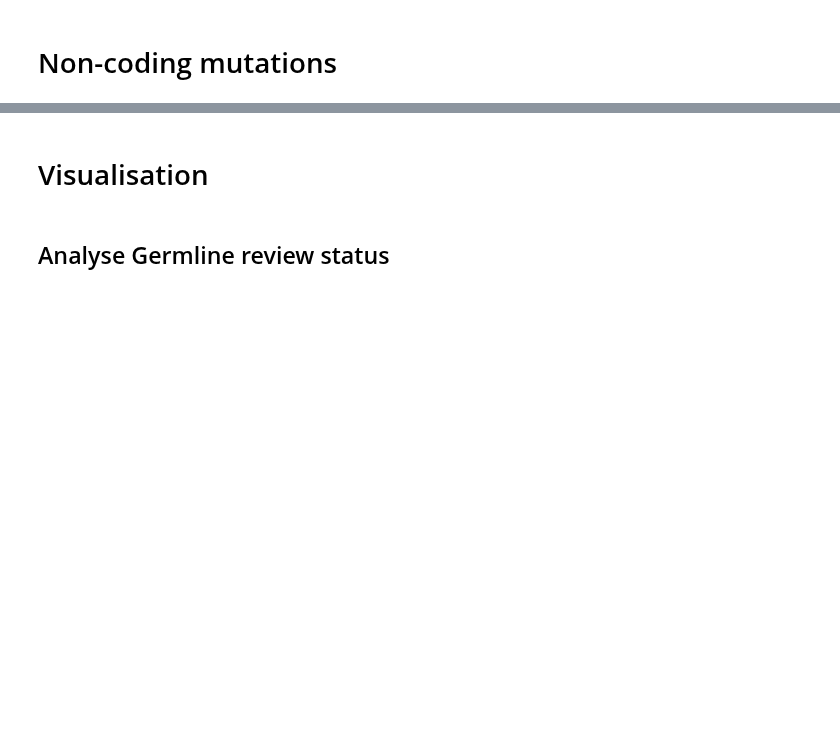
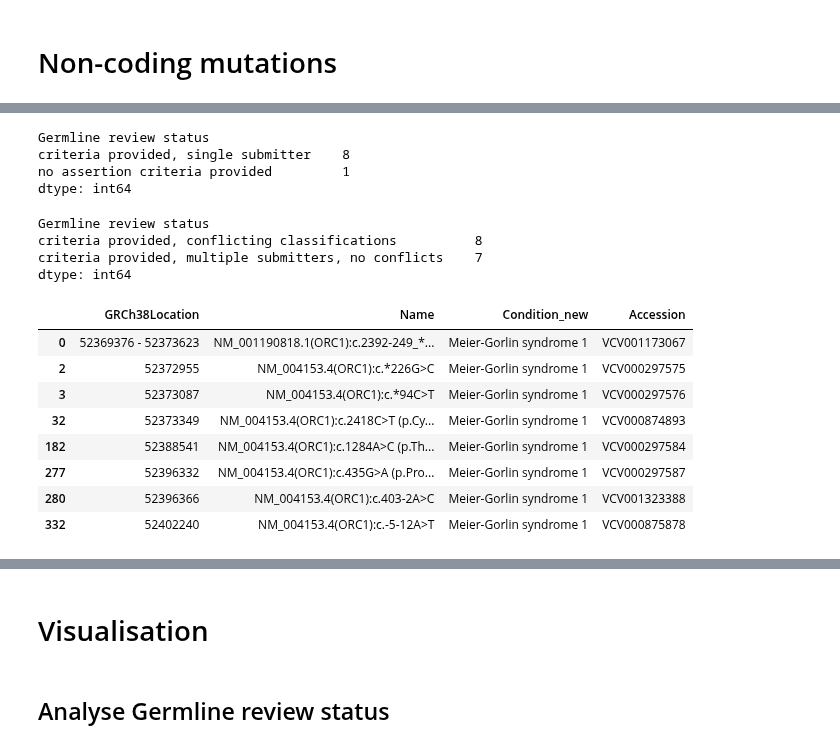
Before and after one commit to Lopatushka/ORC1, a Jupyter notebook: clinvar_analysis.ipynb, the cells around one changed output, grey strips where cells are left out. Cells and saved outputs as stored; diff of their text form; code cells hidden in the pictures; blank space fills up the shorter version.

```diff
--- a/clinvar_analysis.ipynb
+++ b/clinvar_analysis.ipynb
@@ -71,6 +56,6 @@ Name: Protein change, Length: 333, dtype: bool
 # %%
 # Keep only protein changes
-df = df.dropna(subset=["Protein change"])
+#df = df.dropna(subset=["Protein change"])
 # %% [markdown]
 ## Look at the different columns of df
 # %%
@@ -106,13 +115,33 @@ noncoding['Condition_new'].value_counts()
 # %%
 noncoding[noncoding['Condition_new'] == 'Meier-Gorlin syndrome 1'].groupby('Germline review status').size()
+# %% [output]
+Germline review status
+criteria provided, single submitter    8
+no assertion criteria provided         1
+dtype: int64
 # %%
 noncoding[noncoding['Condition_new'] == 'Meier-Gorlin syndrome 1 probably'].groupby('Germline review status').size()
+# %% [output]
+Germline review status
+criteria provided, conflicting classifications          8
+criteria provided, multiple submitters, no conflicts    7
+dtype: int64
 # %%
 # Filter the data for multiple conditions
 noncoding[
     (noncoding['Condition_new'] == 'Meier-Gorlin syndrome 1') &
     (noncoding['Germline review status'] == 'criteria provided, single submitter')
-]["Name"]
+][['GRCh38Location', 'Name', 'Condition_new', 'Accession']]
+# %% [output]
+|  | GRCh38Location | Name | Condition_new | Accession |
+| 0 | 52369376 - 52373623 | NM_001190818.1(ORC1):c.2392-249_*... | Meier-Gorlin syndrome 1 | VCV001173067 |
+| 2 | 52372955 | NM_004153.4(ORC1):c.*226G>C | Meier-Gorlin syndrome 1 | VCV000297575 |
+| 3 | 52373087 | NM_004153.4(ORC1):c.*94C>T | Meier-Gorlin syndrome 1 | VCV000297576 |
+| 32 | 52373349 | NM_004153.4(ORC1):c.2418C>T (p.Cy... | Meier-Gorlin syndrome 1 | VCV000874893 |
+| 182 | 52388541 | NM_004153.4(ORC1):c.1284A>C (p.Th... | Meier-Gorlin syndrome 1 | VCV000297584 |
+| 277 | 52396332 | NM_004153.4(ORC1):c.435G>A (p.Pro... | Meier-Gorlin syndrome 1 | VCV000297587 |
+| 280 | 52396366 | NM_004153.4(ORC1):c.403-2A>C | Meier-Gorlin syndrome 1 | VCV001323388 |
+| 332 | 52402240 | NM_004153.4(ORC1):c.-5-12A>T | Meier-Gorlin syndrome 1 | VCV000875878 |
 # %%
 # Filter the data for multiple conditions
 noncoding[
```
Also changed, not shown: parts of 11 cells of this notebook.
